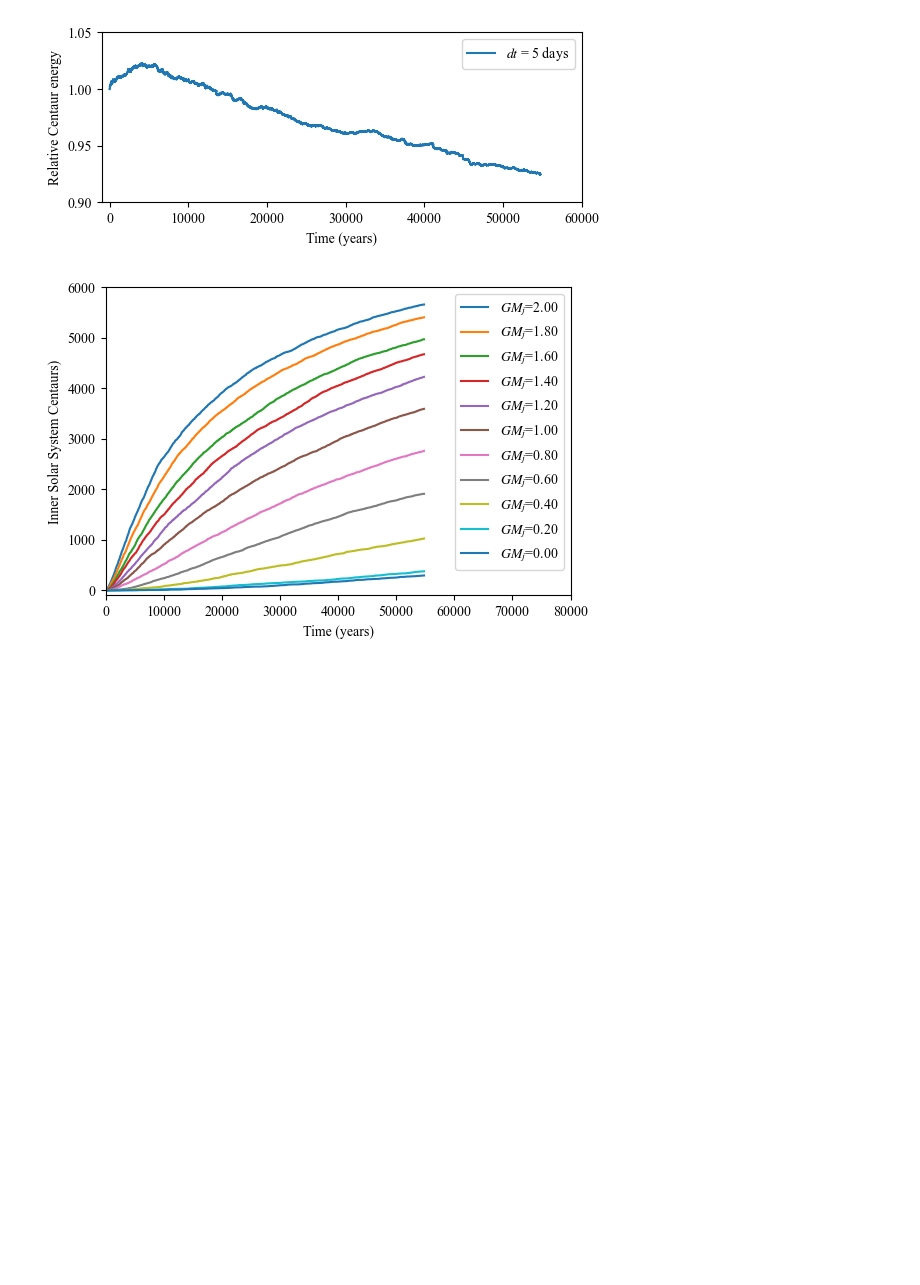
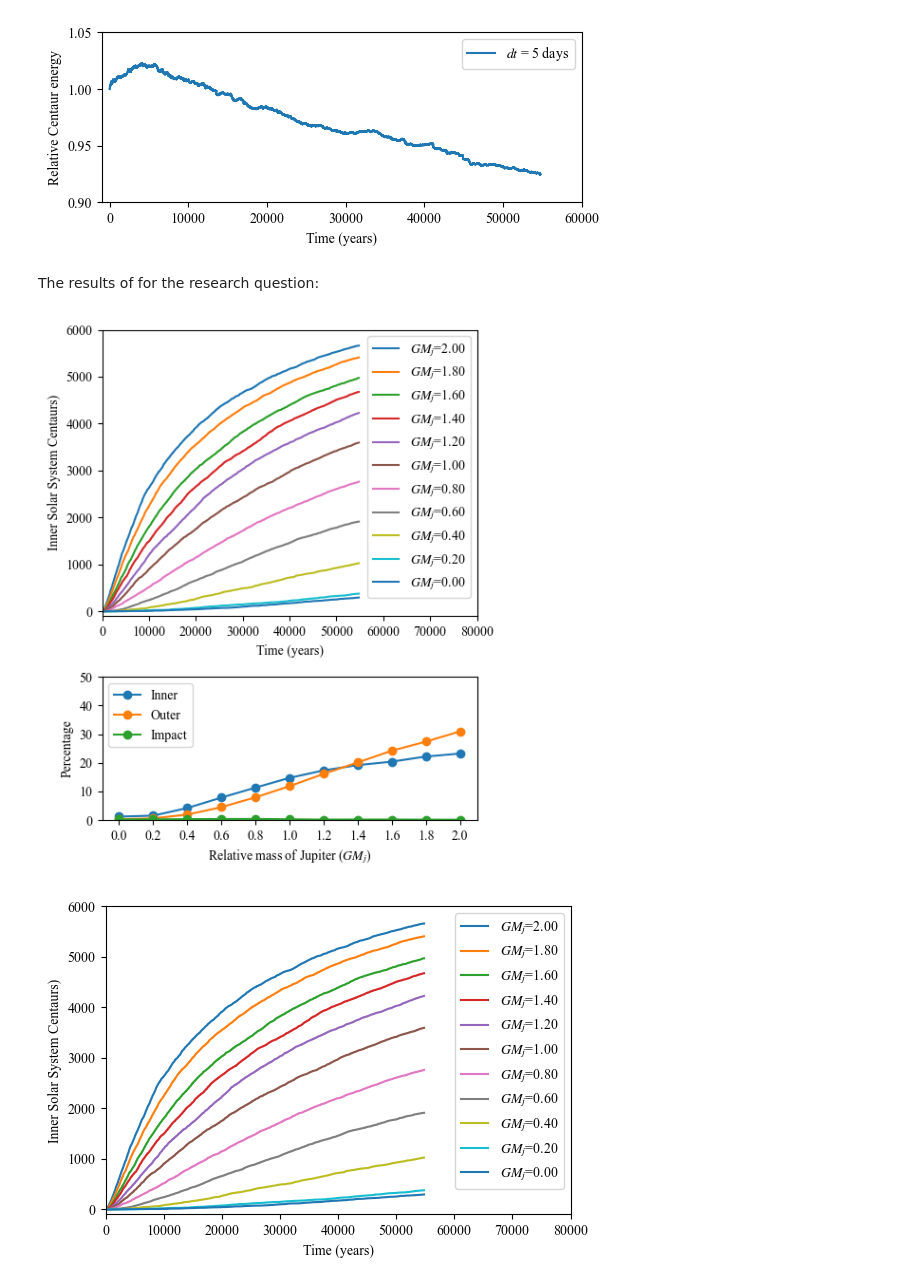
Before and after one commit to ThijsSpoor99/Project-Computational-Science, a Jupyter notebook: hypothesisTesting.ipynb, the cells around one changed output. Cells and saved outputs as stored; diff of their text form; code cells hidden in the pictures; blank space fills up the shorter version.

```diff
--- a/hypothesisTesting.ipynb
+++ b/hypothesisTesting.ipynb
@@ -37,6 +37,8 @@ plt.savefig("Figures/centaurEnergy.png", dpi=1000)
 plt.show()
 # %% [output]
 [figure]
+# %% [markdown]
+The results of for the research question:
 # %%
 GMjupiter = ['0.00', '0.20', '0.40', '0.60', '0.80', '1.00', '1.20', '1.40', '1.60', '1.80', '2.00']
 GMjupiter = np.flip(GMjupiter)
@@ -61,54 +64,31 @@ for GM in GMjupiter:
     impact.append(data)
     totalImpact.append(data[-1])
 # %%
-# Create a combined figure with 2 subplots (2:1 height ratio)
-fig, (ax1, ax2) = plt.subplots(
-    2, 1,
-    figsize=(5, 6),  # Taller than wide (width=6", height=9")
-    gridspec_kw={'height_ratios': [2, 1]},
-    tight_layout=True
-)
+fig, (ax1, ax2) = plt.subplots(2, 1, figsize=(5, 6), gridspec_kw={'height_ratios': [2, 1]}, tight_layout=True)
 
-# Plot the first figure (innerOverTime) on the top subplot
 for i in range(len(inner)):
-    ax1.plot(
-        np.arange(0, 4e6*5, 5) / 365,
-        inner[i],
-        label=f'$GM_j$={GMjupiter[i]}'
-    )
+    ax1.plot(np.arange(0, 4e6*5, 5) / 365, inner[i], label=f'$GM_j$={GMjupiter[i]}')
+
 ax1.set_xlabel("Time (years)")
 ax1.set_ylabel("Inner Solar System Centaurs)")
 ax1.set_xlim(0, 80000)
 ax1.set_ylim(-100, 6000)
 ax1.legend(loc=1)
 
-# Plot the second figure (hypothesis) on the bottom subplot
-ax2.errorbar(
-    np.arange(0, 2.1, 0.2),
-    100 * np.flip(totalInner) / nCentaurs,
-    label='Inner', marker='o'
-)
-ax2.errorbar(
-    np.arange(0, 2.1, 0.2),
-    100 * np.flip(totalOuter) / nCentaurs,
-    label='Outer', marker='o'
-)
-ax2.errorbar(
-    np.arange(0, 2.1, 0.2),
-    100 * np.flip(totalImpact) / nCentaurs,
-    label='Impact', marker='o'
-)
+ax2.errorbar(np.arange(0, 2.1, 0.2), 100 * np.flip(totalInner) / nCentaurs, label='Inner', marker='o')
+ax2.errorbar(np.arange(0, 2.1, 0.2), 100 * np.flip(totalOuter) / nCentaurs, label='Outer', marker='o')
+ax2.errorbar(np.arange(0, 2.1, 0.2), 100 * np.flip(totalImpact) / nCentaurs, label='Impact', marker='o')
 
 ax2.set_xlim(-0.1, 2.1)
 ax2.set_xticks(np.arange(0, 2.1, 0.2))
 ax2.set_ylim(0, 50)
 ax2.set_xlabel('Relative mass of Jupiter ($GM_j$)')
 ax2.set_ylabel('Percentage')
 ax2.legend(loc=2)
 
-# Save the combined figure
 plt.savefig("Figures/combined_figure.png", dpi=1000)
-plt.close()
+# %% [output]
+[figure, added]
 # %%
 plt.figure(figsize=(6, 4))
 plt.tight_layout()
```
Also changed, not shown: parts of 6 cells of this notebook, 46 other files.
